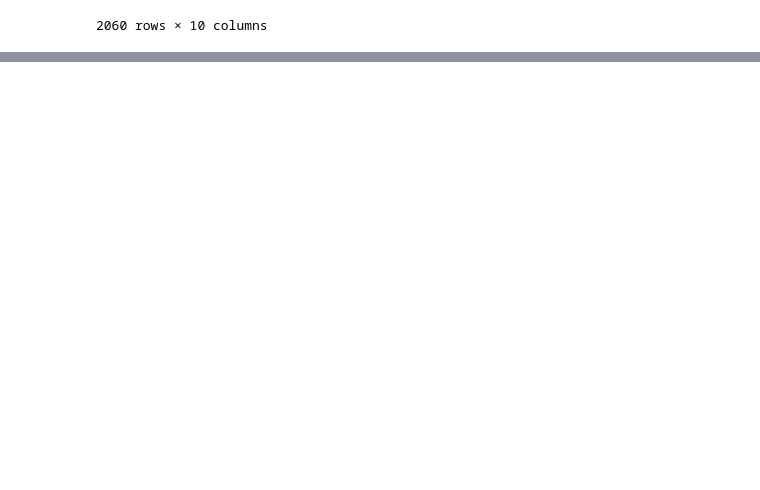
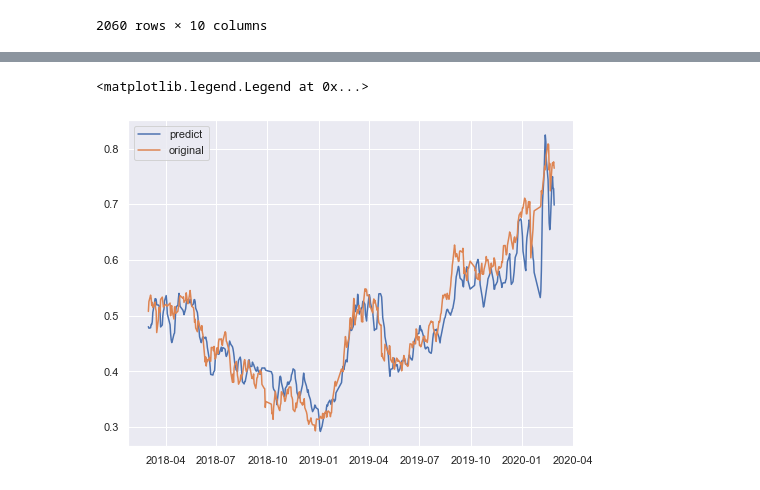
Before and after one commit to ZehuaLee/pricepredictor, a Jupyter notebook: strategies/SingleLSTM.ipynb, the cells around one changed output, grey strips where cells are left out. Drawn from its saved outputs; the diff is of its cells as text; code cells hidden in the pictures; blank space fills up the shorter version.

Commit message:
singleLSTM done

```diff
--- a/strategies/SingleLSTM.ipynb
+++ b/strategies/SingleLSTM.ipynb
@@ -405,0 +389,4 @@ test_data
+# %%
+raw_train_y = shift_target_data['2012-04-01':'2017-03-01']['y']
+raw_verify_y = shift_target_data['2017-3-1':'2018-03-01']['y']
+raw_test_y = shift_target_data['2018-3-1':'2020-3-1']['y']
@@ -405,0 +461,7 @@ test_data
+# %%
+train_x = [x.values for x in temp_train_x]
+verify_x = [x.values for x in temp_verify_x]
+test_x = [x.values for x in temp_test_x]
+train_y = raw_train_y.values
+verify_y = raw_verify_y.values
+test_y = raw_verify_y.values
@@ -405,0 +474,20 @@ test_data
+# %%
+# model creating
+from keras.models import Sequential
+from keras.layers import Dense
+from keras.layers import LSTM
+from keras.layers import Dropout
+import numpy as np
+lstm_outputs = 50
+time_steps = timestep+1
+lstm_vector = train_x[0].shape[1]
+LSTM_model = Sequential()
+LSTM_model.add(LSTM(units = lstm_outputs, input_shape=(time_steps, lstm_vector),unroll=True,return_sequences=True))
+LSTM_model.add(Dropout(0.2))
+LSTM_model.add(LSTM(units=lstm_outputs))
+LSTM_model.add(Dropout(0.2))
+LSTM_model.add(Dense(units = 30, activation="linear"))
+LSTM_model.add(Dropout(0.2))
+LSTM_model.add(Dense(units = 1))
+LSTM_model.compile(loss='mean_squared_error', metrics=['accuracy'], optimizer='adam')
+LSTM_model.fit(np.array(train_x), train_y, epochs=200, batch_size=50)
@@ -405,0 +553,11 @@ test_data
+# %%
+# predict
+res = LSTM_model.predict(np.array(test_x))
+res[:,0]
+plt.figure(figsize=(8,6))
+plt.plot(raw_test_y.index, res[:,0], label='predict')
+plt.plot(raw_test_y.index, raw_test_y.values, label='original')
+plt.legend()
+# %% [output]
+<matplotlib.legend.Legend at 0x...>
+[figure, added]
```
Also changed, not shown: parts of 23 cells of this notebook.
